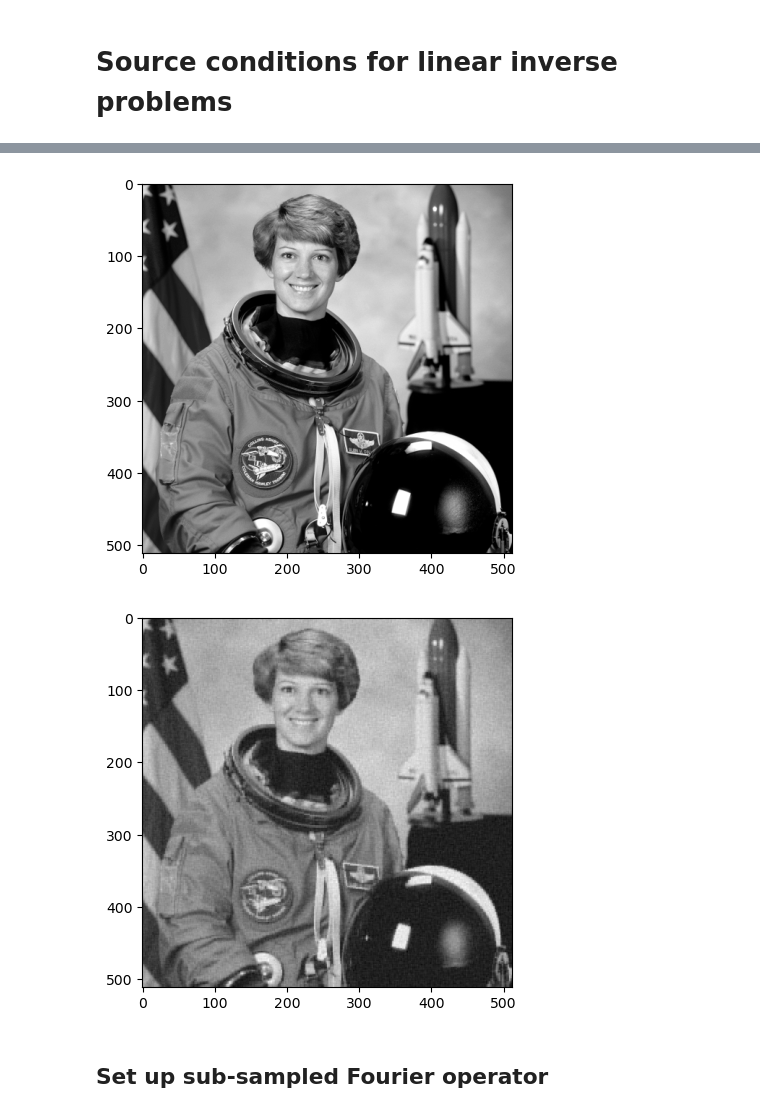
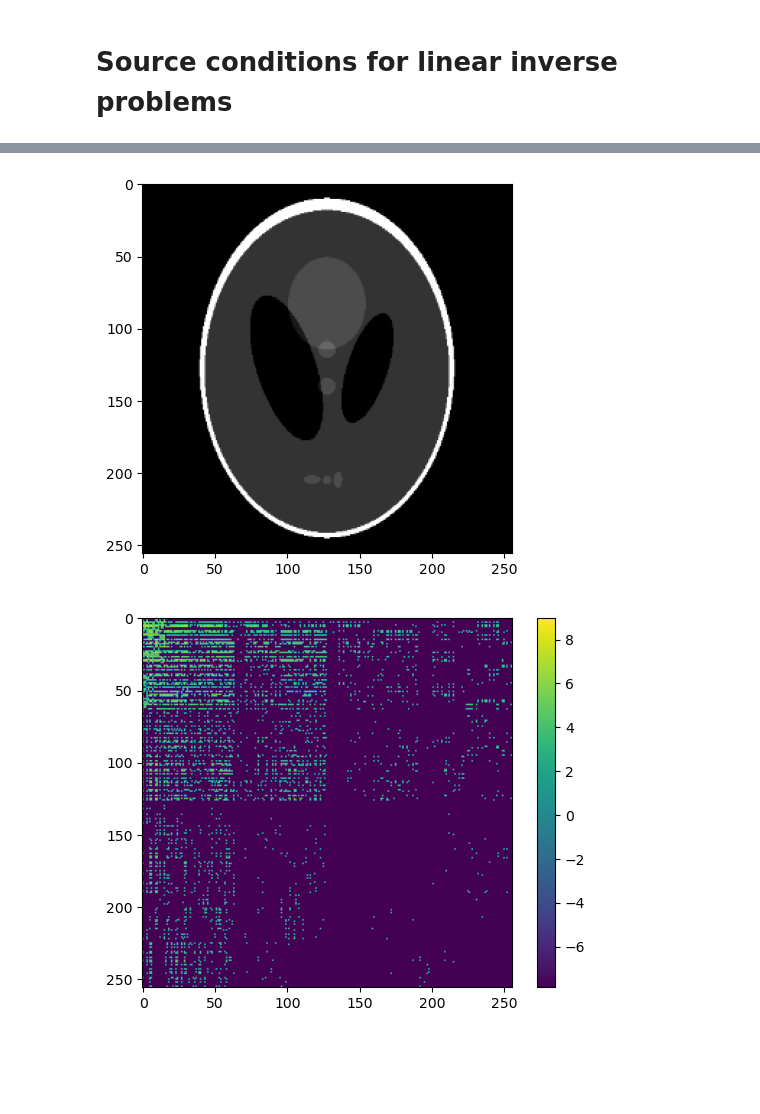
Before and after one commit to martinbenning/source-conditions, a Jupyter notebook: source-condition-main/Estimate optimal Hadamard sampling pattern for ROF reconstruction.ipynb, the cells around one changed output, grey strips where cells are left out. Drawn from its saved outputs; the diff is of its cells as text; code cells hidden in the pictures; blank space fills up the shorter version.

Commit message:
Worked on optimal Hadamard Jupyter notebook

```diff
--- a/source-condition-main/Estimate optimal Hadamard sampling pattern for ROF reconstruction.ipynb
+++ b/source-condition-main/Estimate optimal Hadamard sampling pattern for ROF reconstruction.ipynb
@@ -17,10 +17,10 @@ from skimage import io, img_as_uint
 from skimage.transform import resize
 from operators import *
 # %%
-example = 'astronaut' # possible choices: 'shepp_logan', 'astronaut'
+example = 'shepp_logan' # possible choices: 'shepp_logan', 'astronaut'
 
 if example == 'shepp_logan':
-    image = shepp_logan_phantom()
+    image = resize(shepp_logan_phantom(), (256, 256), anti_aliasing=True)
     imshow(image, cmap='gray');
     io.imsave('Data/Images/2DSC/shepp_logan_phantom.png', img_as_uint(image))
 if example == 'astronaut':
@@ -58,26 +46,22 @@ draw();
 test = H.T @ hadamard_image
 imshow(test.reshape(image.shape), cmap='gray');
 # %% [output]
-[figure, old version]
+[figure, new version]
 # %%
-N = 20000  # Replace 100 with the desired number of largest coefficients
+N = 5000  # Set N to the desired number of largest coefficients
 
 # Flatten the image and get the absolute values of the coefficients
 abs_coefficients = abs(hadamard_image.flatten())
 
 # Find the indices of the N largest coefficients
 largest_indices = abs_coefficients.argsort()[-N:]
 
 # Set all coefficients to zero except for the largest N
 hadamard_image_filtered = zeros_like(hadamard_image.flatten())
 hadamard_image_filtered[largest_indices] = hadamard_image.flatten()[largest_indices]
 
-# Apply H.T to the filtered coefficients
-test2 = H.T @ hadamard_image_filtered
-
-# Visualize the result
-imshow(test2.reshape(image.shape), cmap='gray');
+imshow(log(visual_shift + abs(hadamard_image_filtered.reshape(image.shape))))
+colorbar()
+draw();
 # %% [output]
-[figure, old version]
+[figure, new version]
-# %% [markdown]
-## Set up sub-sampled Fourier operator
```
Also changed, not shown: parts of 55 cells of this notebook, 13 other files.
